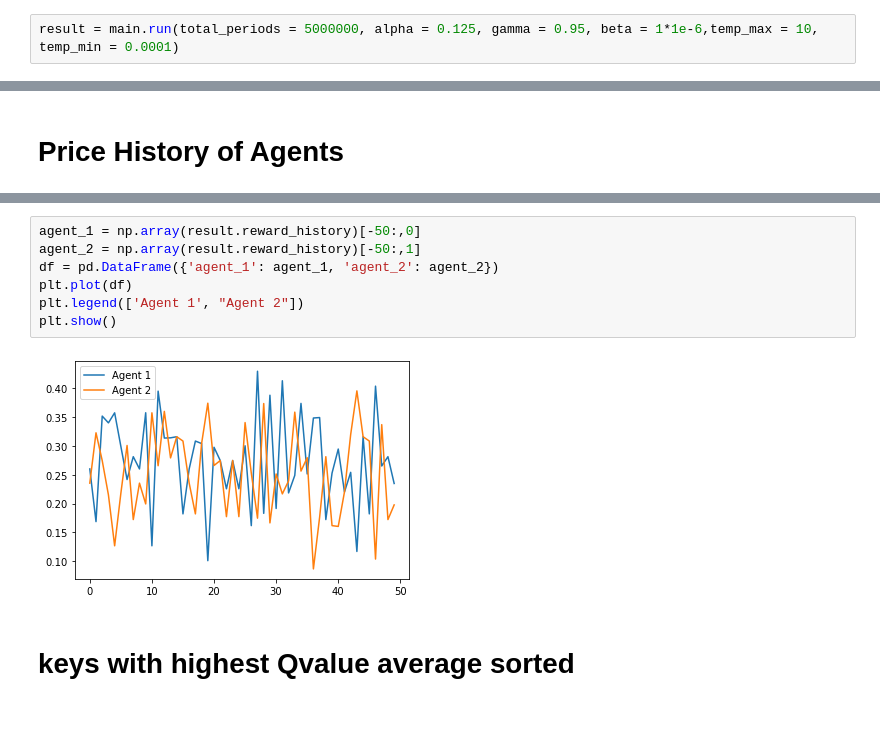
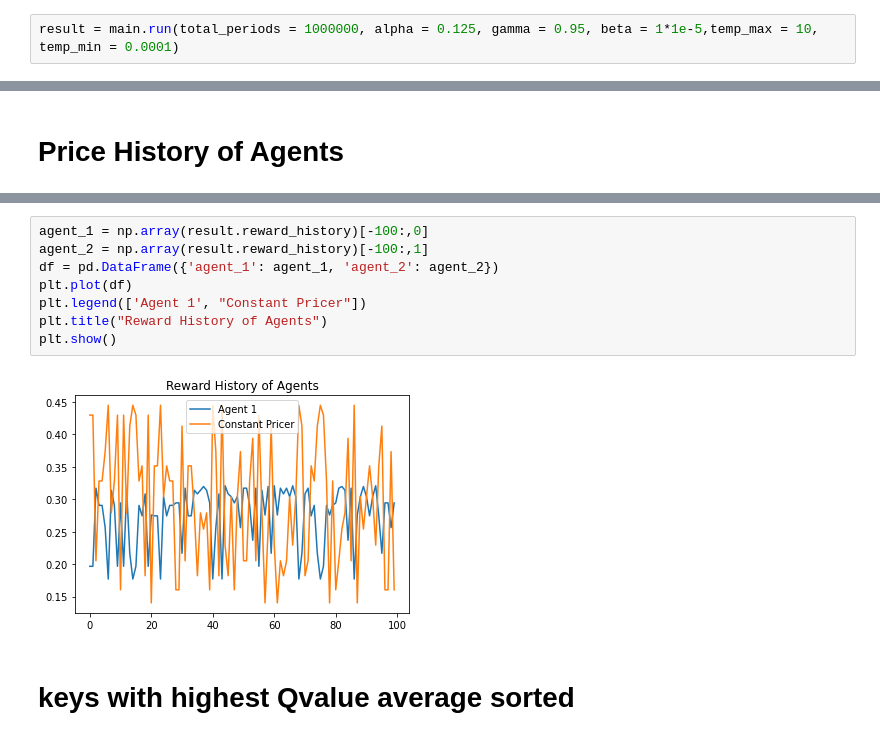
Before and after one commit to weehan299/multiagenteconomicssimulation, a Jupyter notebook: Data Analysis of Results.ipynb, the cells around one changed output, grey strips where cells are left out. Saved outputs shown, nothing was run; the diff lists cells and outputs as text.

```diff
--- a/Data Analysis of Results.ipynb
+++ b/Data Analysis of Results.ipynb
@@ -6,4 +6,4 @@ import seaborn as sns
 
 import main
 # %%
-result = main.run(total_periods = 5000000, alpha = 0.125, gamma = 0.95, beta = 1*1e-6,temp_max = 10, temp_min = 0.0001)
+result = main.run(total_periods = 1000000, alpha = 0.125, gamma = 0.95, beta = 1*1e-5,temp_max = 10, temp_min = 0.0001)
@@ -49,12 +51,13 @@ plt.show()
 # %%
-agent_1 = np.array(result.reward_history)[-50:,0]
-agent_2 = np.array(result.reward_history)[-50:,1]
+agent_1 = np.array(result.reward_history)[-100:,0]
+agent_2 = np.array(result.reward_history)[-100:,1]
 df = pd.DataFrame({'agent_1': agent_1, 'agent_2': agent_2})
 plt.plot(df)
-plt.legend(['Agent 1', "Agent 2"])
+plt.legend(['Agent 1', "Constant Pricer"])
+plt.title("Reward History of Agents")
 plt.show()
 # %% [output]
-[figure, old version]
+[figure, new version]
 # %% [markdown]
 # keys with highest Qvalue average sorted
 # %%
```
Also changed, not shown: parts of 8 cells of this notebook, 3 other files.
